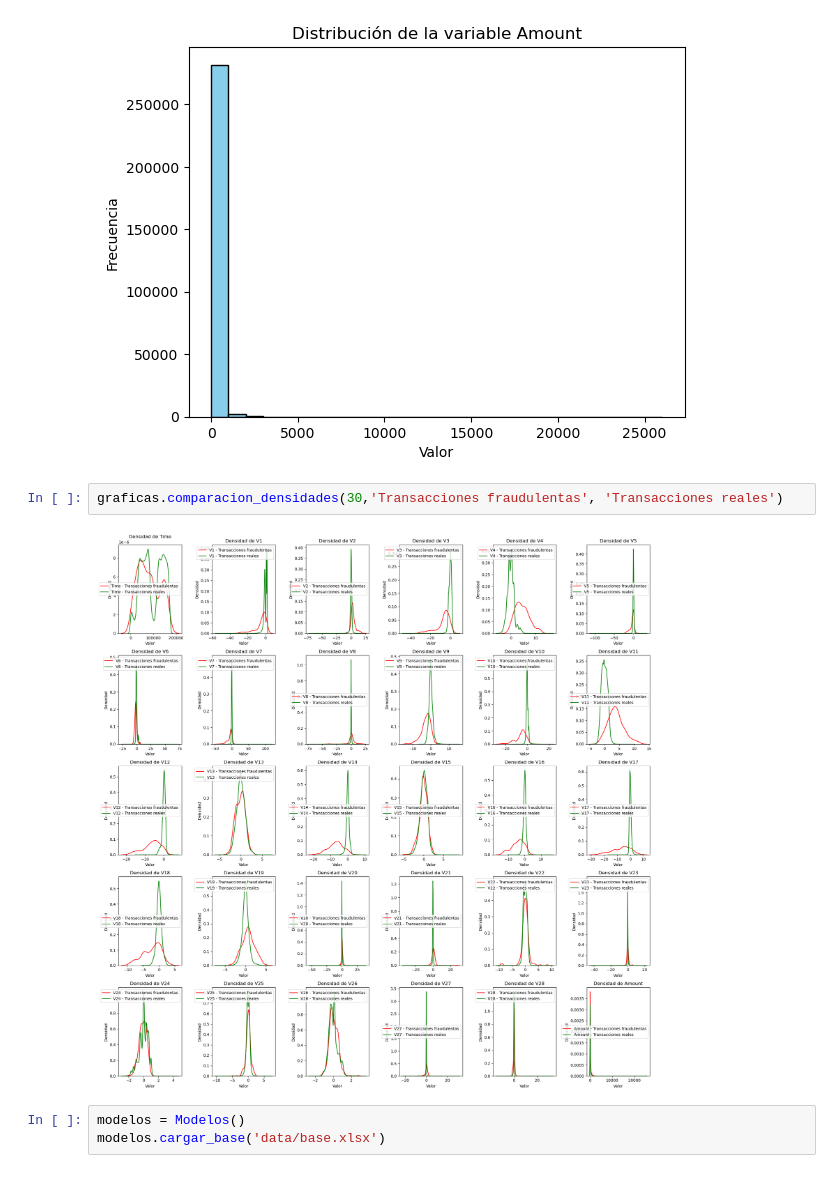
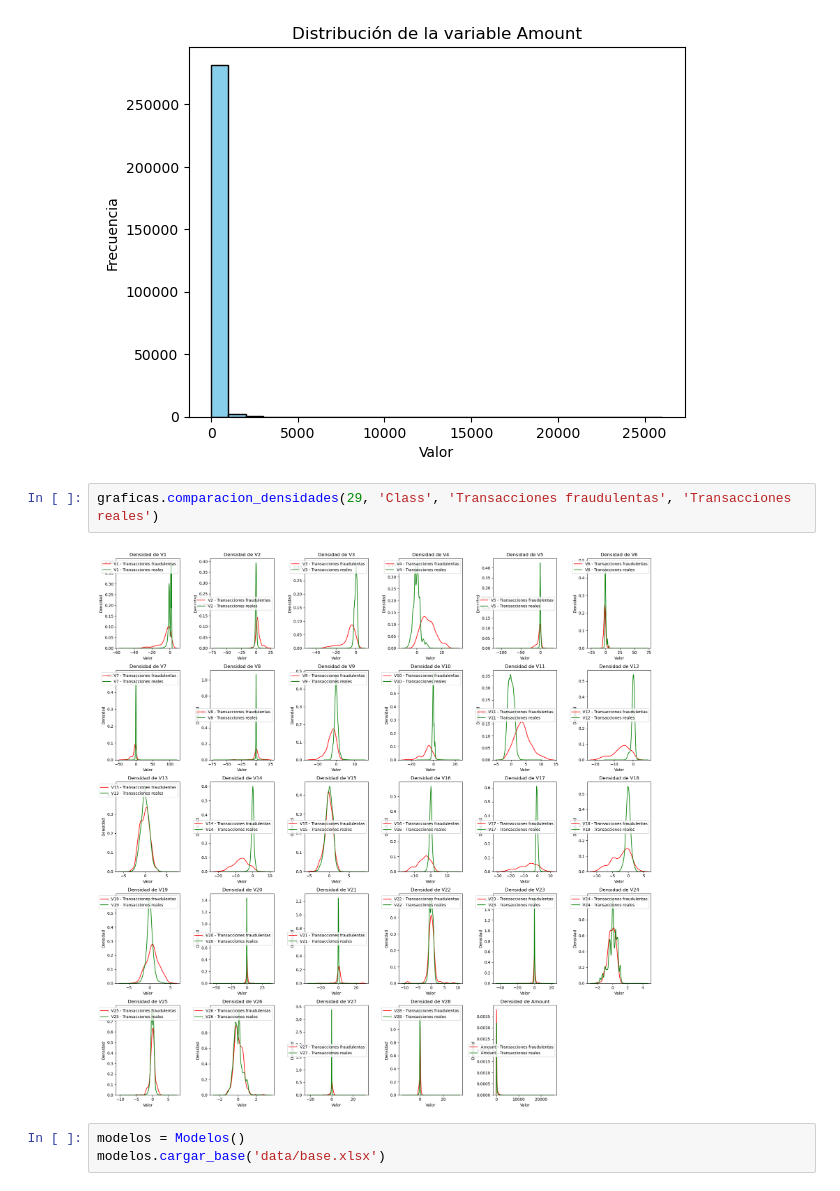
Before and after one commit to lauvillacis/Proyecto-Herramientas-II-, a Jupyter notebook: Main.ipynb, the cells around one changed output. Cells and saved outputs as stored; diff of their text form.

```diff
--- a/Main.ipynb
+++ b/Main.ipynb
@@ -23,9 +24,9 @@ graficas.distribucion('Amount')
 # %% [output]
 [figure]
 # %%
-graficas.comparacion_densidades(30,'Transacciones fraudulentas', 'Transacciones reales')
+graficas.comparacion_densidades(29, 'Class', 'Transacciones fraudulentas', 'Transacciones reales')
 # %% [output]
-[figure, old version]
+[figure, new version]
 # %%
 modelos = Modelos()
 modelos.cargar_base('data/base.xlsx')
```
Also changed, not shown: parts of 7 cells of this notebook, 5 other files.
